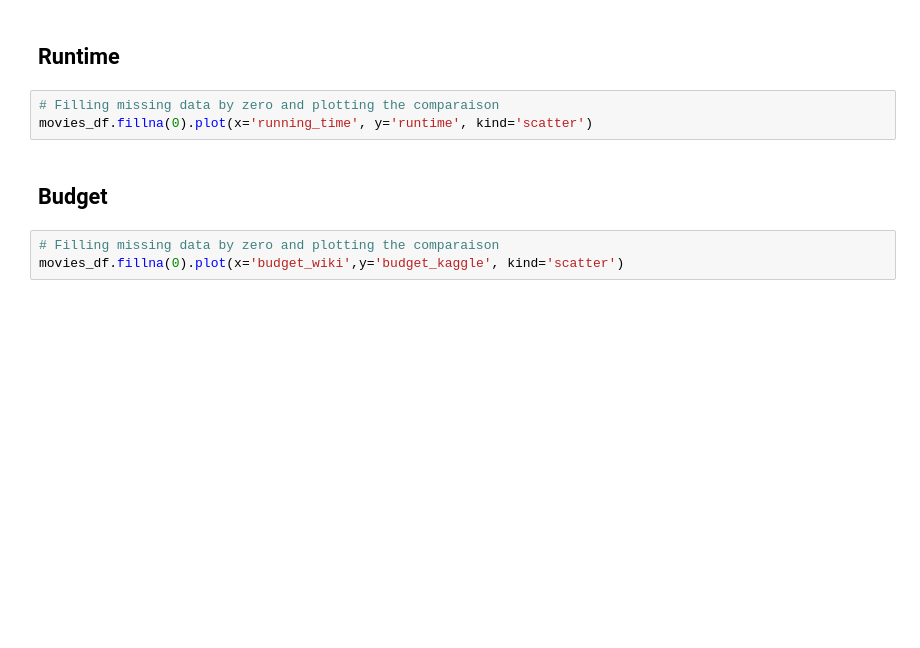
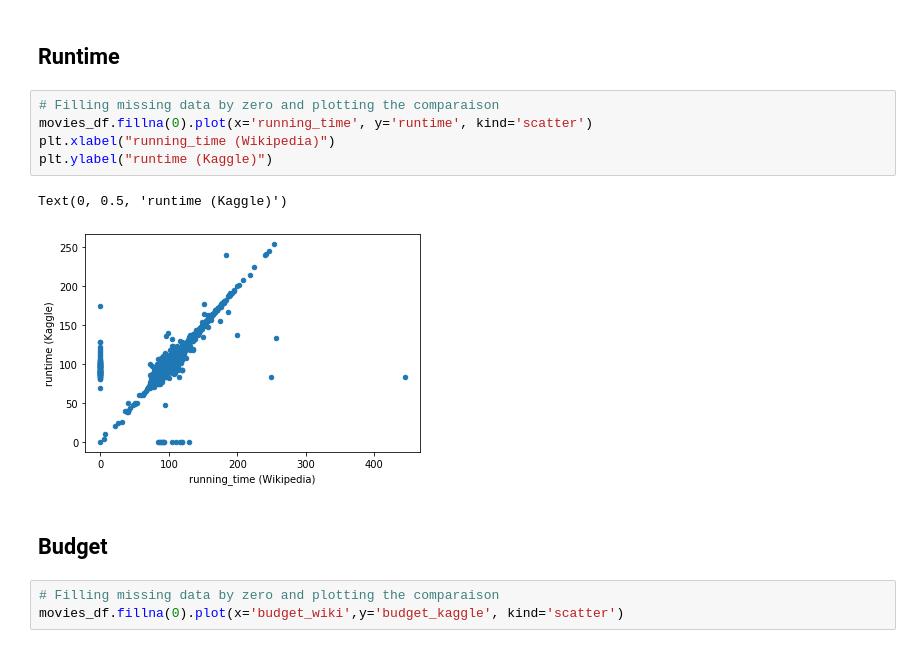
Before and after one commit to tom-jj-G/Movies-ETL, a Jupyter notebook: Movies_ETL.ipynb, the cells around one changed output. Drawn from its saved outputs; the diff is of its cells as text; blank space fills up the shorter version.

```diff
--- a/Movies_ETL.ipynb
+++ b/Movies_ETL.ipynb
@@ -580,6 +914,11 @@ movies_df[(movies_df['title_kaggle'] == '') | (movies_df['title_kaggle'].isnull(
 # %%
 # Filling missing data by zero and plotting the comparaison
 movies_df.fillna(0).plot(x='running_time', y='runtime', kind='scatter')
+plt.xlabel("running_time (Wikipedia)")
+plt.ylabel("runtime (Kaggle)")
+# %% [output]
+Text(0, 0.5, 'runtime (Kaggle)')
+[figure, added]
 # %% [markdown]
 ## Budget
 # %%
```
Also changed, not shown: parts of 45 cells of this notebook, 7 other files.
